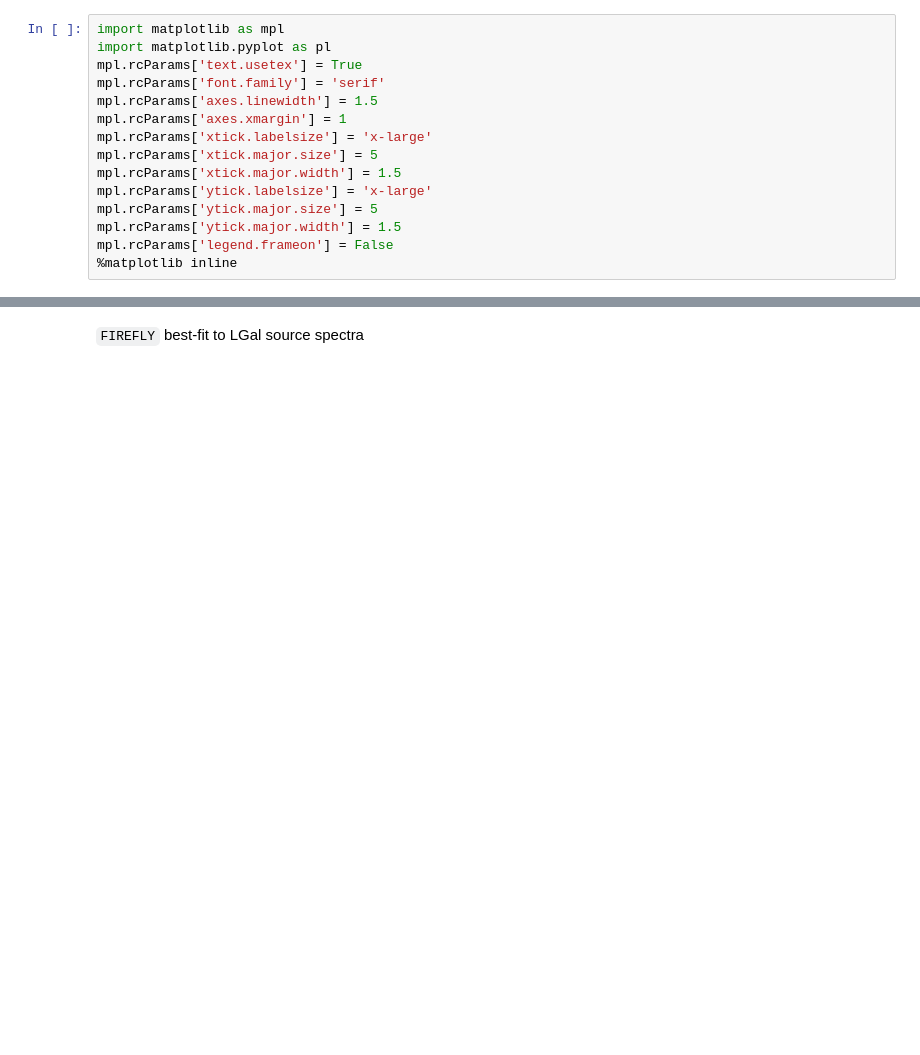
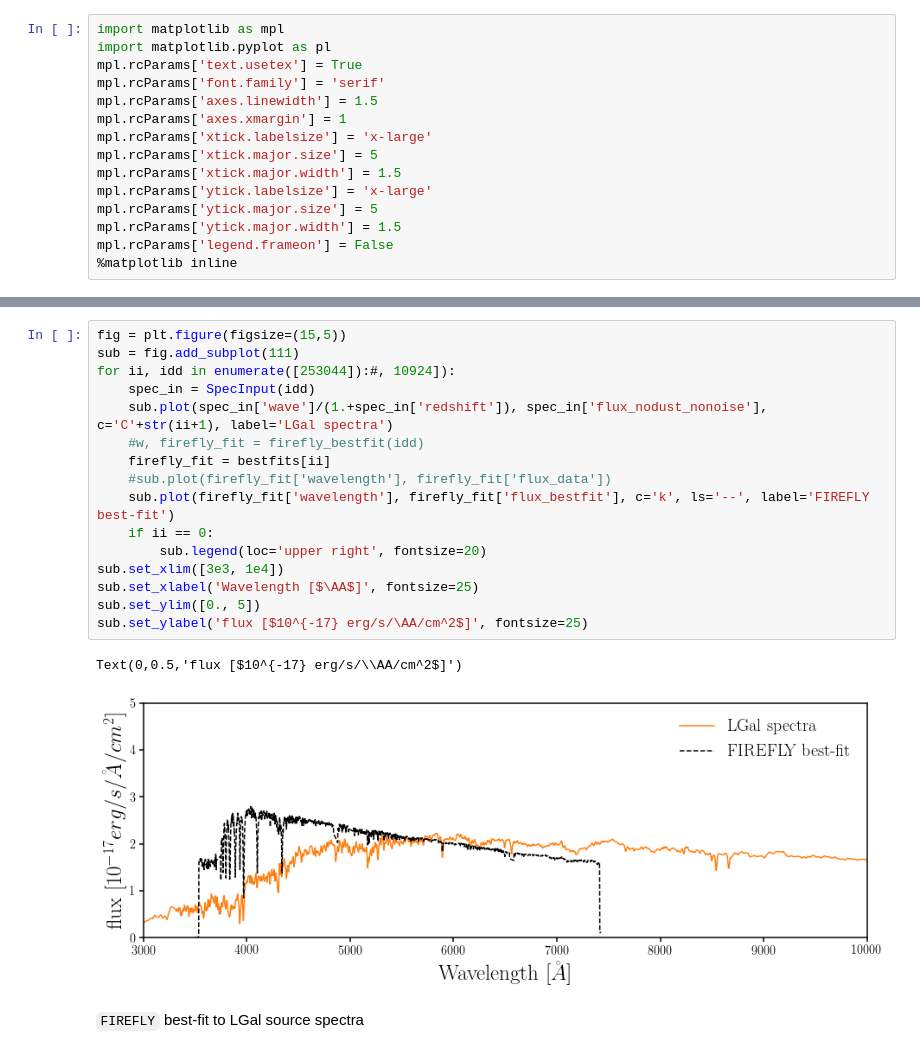
Before and after one commit to changhoonhahn/FOMOspec, a Jupyter notebook: notebook/local_firefly.ipynb, the cells around one changed output, grey strips where cells are left out. Drawn from its saved outputs; the diff is of its cells as text; blank space fills up the shorter version.

```diff
--- a/notebook/local_firefly.ipynb
+++ b/notebook/local_firefly.ipynb
@@ -105,2 +135,21 @@ Text(0,0.5,'flux [$10^{-17} erg/s/\\AA/cm^2$]')
+# %%
+fig = plt.figure(figsize=(15,5))
+sub = fig.add_subplot(111)
+for ii, idd in enumerate([253044]):#, 10924]):
+    spec_in = SpecInput(idd)
+    sub.plot(spec_in['wave']/(1.+spec_in['redshift']), spec_in['flux_nodust_nonoise'], c='C'+str(ii+1), label='LGal spectra')
+    #w, firefly_fit = firefly_bestfit(idd)
+    firefly_fit = bestfits[ii]
+    #sub.plot(firefly_fit['wavelength'], firefly_fit['flux_data'])
+    sub.plot(firefly_fit['wavelength'], firefly_fit['flux_bestfit'], c='k', ls='--', label='FIREFLY best-fit')
+    if ii == 0:
+        sub.legend(loc='upper right', fontsize=20)
+sub.set_xlim([3e3, 1e4])
+sub.set_xlabel('Wavelength [$\AA$]', fontsize=25)
+sub.set_ylim([0., 5])
+sub.set_ylabel('flux [$10^{-17} erg/s/\AA/cm^2$]', fontsize=25)
+# %% [output]
+Text(0,0.5,'flux [$10^{-17} erg/s/\\AA/cm^2$]')
+[figure, added]
 # %% [markdown]
 `FIREFLY` best-fit to LGal source spectra
```
Also changed, not shown: parts of 5 cells of this notebook, 3 other files.
